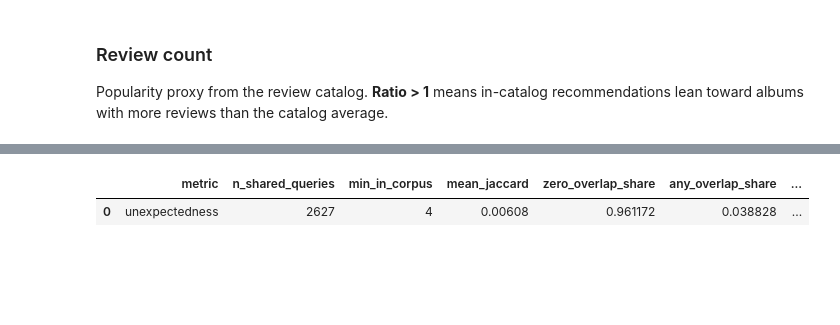
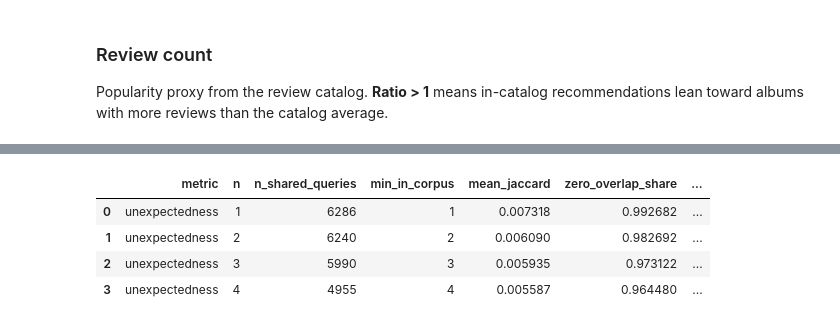
Before and after one commit to lbarleta/critical-listener, a Jupyter notebook: lastfm-bench/lastfm_bench.ipynb, the cells around one changed output, grey strips where cells are left out. Drawn from its saved outputs; the diff is of its cells as text; code cells hidden in the pictures; blank space fills up the shorter version.

Commit message:
feat: new novelty metrics

```diff
--- a/lastfm-bench/lastfm_bench.ipynb
+++ b/lastfm-bench/lastfm_bench.ipynb
@@ -14,7 +14,7 @@ import pandas as pd
 # %%
 DATA_DIR = Path("../datasets")
 BENCH_PATH = DATA_DIR / "lastfm_recommendations_all_top_listener.csv"
-RECS_PATH = DATA_DIR / "recommendations_album_level_avg_embeddings.parquet"
+RECS_PATH = DATA_DIR / "final_recs.parquet"
 CATALOG_PATH = DATA_DIR / "albums.csv"
 
 # Number of top recommendations to keep for each query album
@@ -148,0 +220,11 @@ Kept 3,324 / 3,324 query albums with >=4 recs
+# %%
+listener_slots_n = comparable_slots(recs_n, baseline_n, has_listener_data)
+tag_slots_n = comparable_slots(recs_n, baseline_n, has_rec_tags)
+
+recs_n_listeners = filter_comparable_slots(recs_n, listener_slots_n)
+baseline_n_listeners = filter_comparable_slots(baseline_n, listener_slots_n)
+recs_n_tags = filter_comparable_slots(recs_n, tag_slots_n)
+baseline_n_tags = filter_comparable_slots(baseline_n, tag_slots_n)
+
+print(f"Comparable listener slots (top-{TOP_N}): {len(listener_slots_n):,} / {len(recs_n):,} emb rows ({len(listener_slots_n) / len(recs_n):.1%})")
+print(f"Comparable tag slots (top-{TOP_N}):      {len(tag_slots_n):,} / {len(recs_n):,} emb rows ({len(tag_slots_n) / len(recs_n):.1%})")
@@ -263,17 +432,17 @@ for label, color in [
     ("embedding recs", "C0"),
     ("last.fm baseline", "C1"),
 ]:
-    sub = repeated_sweep_artists[repeated_sweep_artists["recommender"] == label]
+    sub = repeated_sweep_tags[repeated_sweep_tags["recommender"] == label]
     axes[0].plot(sub["n"], sub["unique_share"], marker="o", label=label, color=color)
     axes[1].plot(sub["n"], sub["n_repeated"], marker="o", label=label, color=color)
 
-axes[0].set(xlabel="n (top ranks kept)", ylabel="Unique artists / total recs", title="Diversity")
+axes[0].set(xlabel="n (top ranks kept)", ylabel="Unique tags / total recs", title="Diversity")
 axes[0].set_xticks(range(1, TOP_N + 1))
 axes[0].set_ylim(0, 1)
 axes[0].grid(alpha=0.3)
 axes[0].legend()
 
-axes[1].set(xlabel="n (top ranks kept)", ylabel="# unique artists recommended > once", title="Repeated hubs")
+axes[1].set(xlabel="n (top ranks kept)", ylabel="# unique tags recommended > once", title="Repeated hubs")
 axes[1].set_xticks(range(1, TOP_N + 1))
 axes[1].grid(alpha=0.3)
 axes[1].legend()
@@ -735,7 +1005,7 @@ How much do the two recommenders disagree on shared queries?
 # %%
 def rec_lists(df):
     frame = pd.DataFrame({
-        "query": _norm(df["query_artist"]) + "::" + _norm(df["query_album"]),
+        "query": query_key(df),
         "rec": rec_key(df),
     })
     return frame.groupby("query")["rec"].agg(set)
@@ -748,10 +1018,14 @@ def _jaccard(lists_a, lists_b, queries):
     )
 
 
-def unexpectedness_stats(df_a, df_b, min_in_corpus=TOP_N):
-    lists_a, lists_b = rec_lists(df_a), rec_lists(df_b)
+def unexpectedness_stats(df_a, df_b, n, min_in_corpus=None):
+    if min_in_corpus is None:
+        min_in_corpus = n
+    sub_a = _top_n_subset(df_a, n)
+    sub_b = _top_n_subset(df_b, n)
+    lists_a, lists_b = rec_lists(sub_a), rec_lists(sub_b)
     shared = lists_a.index.intersection(lists_b.index)
-    empty = {"n_shared_queries": 0, "min_in_corpus": min_in_corpus}
+    empty = {"n": n, "n_shared_queries": 0, "min_in_corpus": min_in_corpus}
     nan_metrics = {
         "mean_jaccard": float("nan"),
         "zero_overlap_share": float("nan"),
@@ -771,6 +1045,7 @@ def unexpectedness_stats(df_a, df_b, min_in_corpus=TOP_N):
     in_b = lists_b.map(lambda s: s & catalog_keys)
     comparable = [q for q in shared if len(in_a[q]) >= min_in_corpus and len(in_b[q]) >= min_in_corpus]
     out = {
+        "n": n,
         "n_shared_queries": len(shared),
         "min_in_corpus": min_in_corpus,
         "mean_jaccard": j_full.mean(),
@@ -799,26 +1074,31 @@ def unexpectedness_stats(df_a, df_b, min_in_corpus=TOP_N):
     return out
 
 
-unexpectedness = pd.DataFrame([metric_row("unexpectedness", **unexpectedness_stats(recs_n, baseline_n))])
-row = unexpectedness.iloc[0]
+def unexpectedness_sweep(df_a, df_b, top_n=TOP_N):
+    return pd.DataFrame(
+        [metric_row("unexpectedness", **unexpectedness_stats(df_a, df_b, n)) for n in range(1, top_n + 1)]
+    )
 
-if row["n_shared_queries"] == 0:
+
+unexpectedness = unexpectedness_sweep(recs_matched, baseline)
+
+if unexpectedness["n_shared_queries"].eq(0).all():
     print("No shared query albums")
 else:
-    print(f"Shared queries: {row['n_shared_queries']:,.0f}")
-    print()
-    print("Full-list Jaccard")
-    print(f"  Mean:         {row['mean_jaccard']:.1%}")
-    print(f"  Zero overlap: {row['zero_overlap_share']:.1%} of queries")
-    print(f"  Any overlap:  {row['any_overlap_share']:.1%} of queries")
-    print()
-    print(f"In-corpus Jaccard (both sides have >={int(row['min_in_corpus'])} albums.csv recs)")
-    print(f"  Comparable:   {row['n_comparable_queries']:,.0f} / {row['n_shared_queries']:,.0f} ({row['comparable_query_share']:.1%})")
-    if row["n_comparable_queries"]:
-        print(f"  Mean:         {row['mean_jaccard_in_corpus']:.1%}")
-        print(f"  Zero overlap: {row['zero_overlap_in_corpus_share']:.1%} of comparable queries")
-        print(f"  Any overlap:  {row['any_overlap_in_corpus_share']:.1%} of comparable queries")
-    print()
+    for _, row in unexpectedness.iterrows():
+        n = int(row["n"])
+        print(f"n = {n}")
+        print(f"  Shared queries: {row['n_shared_queries']:,.0f}")
+        print(f"  Full-list mean Jaccard: {row['mean_jaccard']:.1%}")
+        print(f"  Any overlap:            {row['any_overlap_share']:.1%}")
+        if row["n_comparable_queries"]:
+            print(
+                f"  In-corpus mean Jaccard: {row['mean_jaccard_in_corpus']:.1%} "
+                f"({row['n_comparable_queries']:,.0f} / {row['n_shared_queries']:,.0f} queries)"
+            )
+        else:
+            print("  In-corpus mean Jaccard: n/a (no comparable queries)")
+        print()
 
 unexpectedness
 # %% [output]
@@ -837,3 +1122,6 @@ In-corpus Jaccard (both sides have >=4 albums.csv recs)
-|  | metric | n_shared_queries | min_in_corpus | mean_jaccard | zero_overlap_share | any_overlap_share | ... |
-| 0 | unexpectedness | 2627 | 4 | 0.00608 | 0.961172 | 0.038828 | ... |
+|  | metric | n | n_shared_queries | min_in_corpus | mean_jaccard | zero_overlap_share | ... |
+| 0 | unexpectedness | 1 | 6286 | 1 | 0.007318 | 0.992682 | ... |
+| 1 | unexpectedness | 2 | 6240 | 2 | 0.006090 | 0.982692 | ... |
+| 2 | unexpectedness | 3 | 5990 | 3 | 0.005935 | 0.973122 | ... |
+| 3 | unexpectedness | 4 | 4955 | 4 | 0.005587 | 0.964480 | ... |
 # %% [markdown]
```
Also changed, not shown: parts of 35 cells of this notebook, 1 other file.
